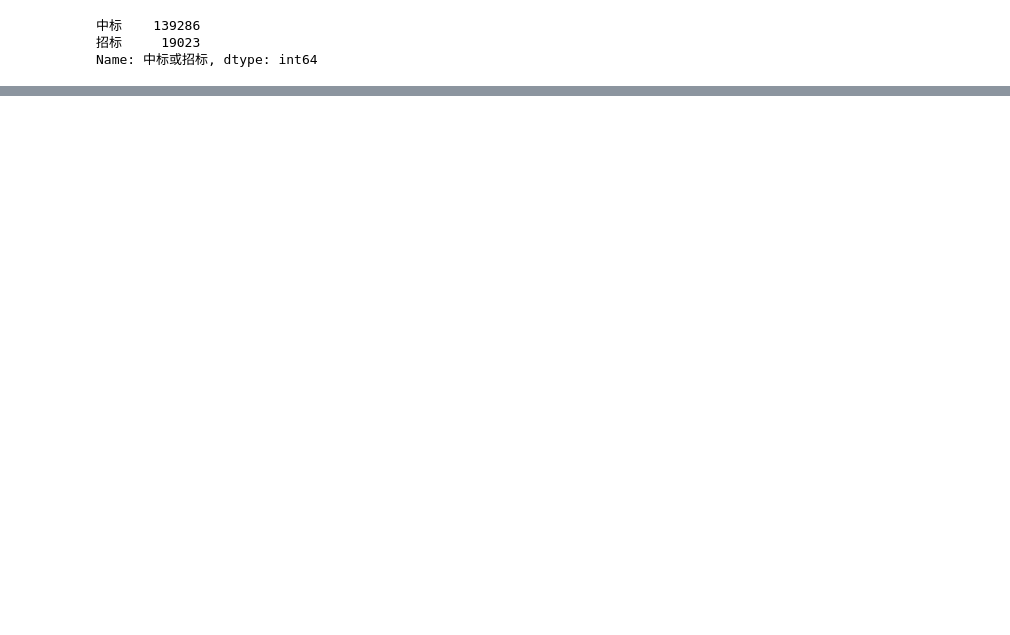
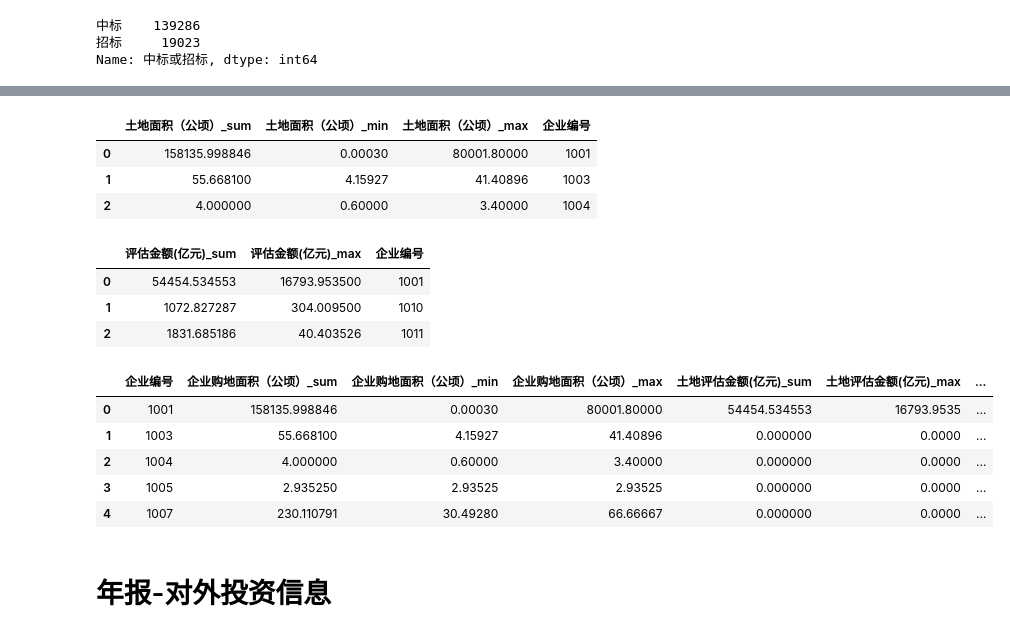
Before and after one commit to AlanConstantine/ISI-WorldCup2019, a Jupyter notebook: Code/Preprocessing/CombineNoFinancialData.ipynb, the cells around one changed output, grey strips where cells are left out. Drawn from its saved outputs; the diff is of its cells as text; code cells hidden in the pictures; blank space fills up the shorter version.

```diff
--- a/Code/Preprocessing/CombineNoFinancialData.ipynb
+++ b/Code/Preprocessing/CombineNoFinancialData.ipynb
@@ -16,3 +16,9 @@ plt.style.use("fivethirtyeight")
 sns.set_style({'font.sans-serif': ['simsun', 'Arial']})
 sns.set_style('darkgrid', {'font.sans-serif': ['simhei', 'Arial']})
 %matplotlib inline
+current_date = pd.to_datetime(
+    time.strftime('%Y-%m-%d', time.localtime(time.time())))
+
+res = {}
+data_path = r'../../Data/CompInfo/'
+current_date
@@ -501,0 +507,70 @@ merge_zhaotuobiao.to_excel(
+# %%
+df_goudi1['土地面积（公顷）'] = df_goudi1['土地面积（公顷）'].astype(float)
+goudi_grouped = df_goudi1.groupby(['企业编号'])
+
+agg_goudi_func = {
+    '土地面积（公顷）': ['sum', 'min', 'max']
+}
+goudi_grouped_info = goudi_grouped.agg(agg_goudi_func)
+goudi_grouped_info.columns = [
+    '_'.join(col).strip() for col in goudi_grouped_info.columns.values]
+goudi_grouped_info['企业编号'] = goudi_grouped_info.index
+goudi_grouped_info = goudi_grouped_info.set_index(
+    np.arange(0, len(goudi_grouped_info)))
+goudi_grouped_info.head(n=3)
+# drop goudi3
+# %% [output]
+|  | 土地面积（公顷）_sum | 土地面积（公顷）_min | 土地面积（公顷）_max | 企业编号 |
+| 0 | 158135.998846 | 0.00030 | 80001.80000 | 1001 |
+| 1 | 55.668100 | 4.15927 | 41.40896 | 1003 |
+| 2 | 4.000000 | 0.60000 | 3.40000 | 1004 |
+# %%
+df_jine = df_goudi5.loc[(df_goudi5['评估金额(万元)'].notnull())]
+
+df_jine['评估金额(亿元)'] = df_jine['评估金额(万元)'].astype(float)/10000
+goudi_grouped_jine = df_jine.groupby(['企业编号'])
+
+agg_goudi_func = {
+    '评估金额(亿元)': ['sum', 'max']
+}
+goudi_grouped_jine_info = goudi_grouped_jine.agg(agg_goudi_func)
+goudi_grouped_jine_info.columns = [
+    '_'.join(col).strip() for col in goudi_grouped_jine_info.columns.values]
+goudi_grouped_jine_info['企业编号'] = goudi_grouped_jine_info.index
+goudi_grouped_jine_info = goudi_grouped_jine_info.set_index(
+    np.arange(0, len(goudi_grouped_jine_info)))
+goudi_grouped_jine_info.head(n=3)
+# %% [output]
+|  | 评估金额(亿元)_sum | 评估金额(亿元)_max | 企业编号 |
+| 0 | 54454.534553 | 16793.953500 | 1001 |
+| 1 | 1072.827287 | 304.009500 | 1010 |
+| 2 | 1831.685186 | 40.403526 | 1011 |
+# %%
+merge_goudi = goudi_grouped_info.merge(
+    goudi_grouped_jine_info, how='outer', on='企业编号').fillna(0)
+merge_goudi['土地面积评估均值(公顷/亿元)'] = (merge_goudi['土地面积（公顷）_sum'] /
+                                  merge_goudi['评估金额(亿元)_sum']).replace(np.inf, 0)
+cols = ['企业编号', '土地面积（公顷）_sum', '土地面积（公顷）_min', '土地面积（公顷）_max',
+        '评估金额(亿元)_sum', '评估金额(亿元)_max', '土地面积评估均值(公顷/亿元)']
+merge_goudi = merge_goudi[cols]
+
+diyacishu = pd.DataFrame()
+diyacishu['抵押次数'] = df_goudi5.loc[(df_goudi5['评估金额(万元)'].notnull())].groupby(['企业编号'])[
+    '企业编号'].count()
+
+goudicishu = pd.DataFrame()
+goudicishu['购地次数'] = df_goudi1.loc[(df_goudi1['土地面积（公顷）'].notnull())].groupby(['企业编号'])[
+    '企业编号'].count()
+goudicishu = goudicishu.merge(
+    diyacishu, how='outer', on='企业编号').fillna(0).astype(int)
+merge_goudi = merge_goudi.merge(goudicishu, how='outer', on='企业编号').fillna(0)
+merge_goudi.columns = ['企业编号', '企业购地面积（公顷）_sum', '企业购地面积（公顷）_min', '企业购地面积（公顷）_max',
+                       '土地评估金额(亿元)_sum', '土地评估金额(亿元)_max', '土地面积评估均值(公顷/亿元)', '购地次数', '抵押次数']
+merge_goudi.head(n=5)
+# %% [output]
+|  | 企业编号 | 企业购地面积（公顷）_sum | 企业购地面积（公顷）_min | 企业购地面积（公顷）_max | 土地评估金额(亿元)_sum | 土地评估金额(亿元)_max | ... |
+| 0 | 1001 | 158135.998846 | 0.00030 | 80001.80000 | 54454.534553 | 16793.9535 | ... |
+| 1 | 1003 | 55.668100 | 4.15927 | 41.40896 | 0.000000 | 0.0000 | ... |
+| 2 | 1004 | 4.000000 | 0.60000 | 3.40000 | 0.000000 | 0.0000 | ... |
+| 3 | 1005 | 2.935250 | 2.93525 | 2.93525 | 0.000000 | 0.0000 | ... |
+| 4 | 1007 | 230.110791 | 30.49280 | 66.66667 | 0.000000 | 0.0000 | ... |
@@ -501,0 +579,2 @@ merge_zhaotuobiao.to_excel(
+# %% [markdown]
+# 年报-对外投资信息
```
Also changed, not shown: parts of 86 cells of this notebook, 1 other file.
